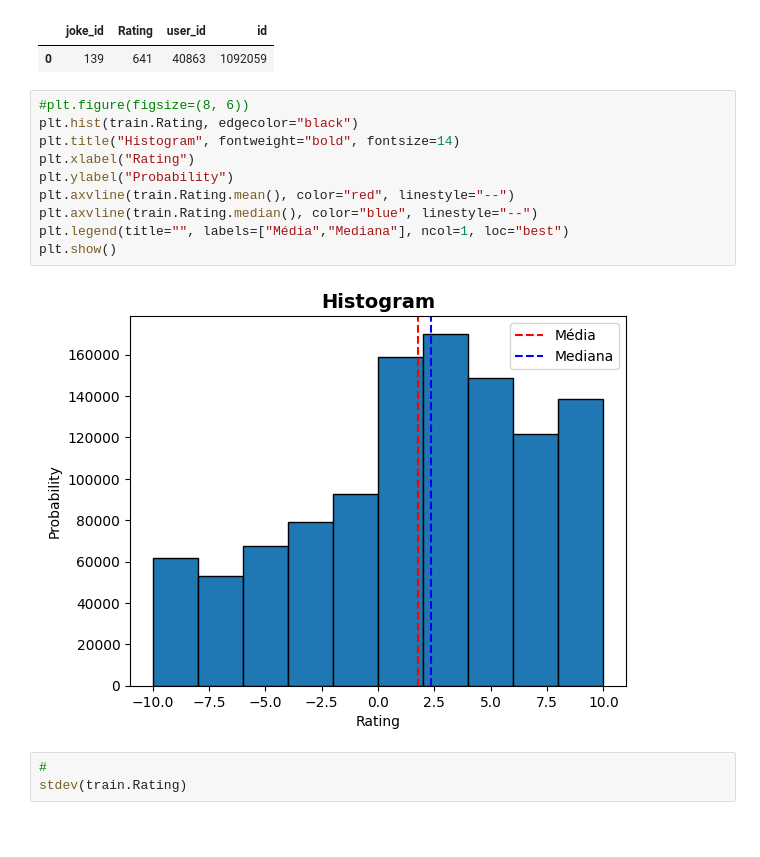
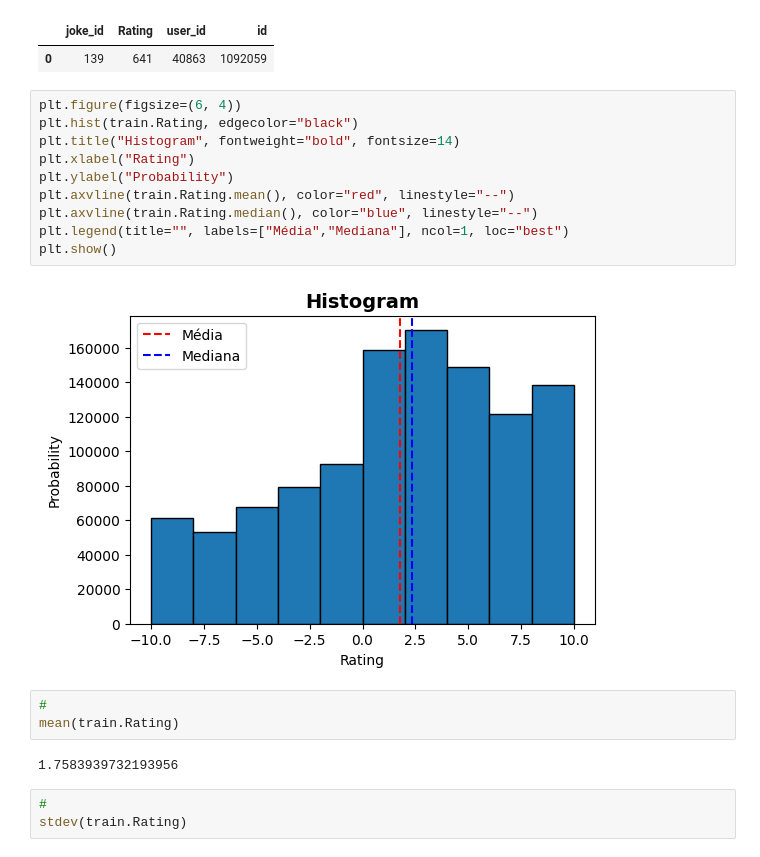
Before and after one commit to houstonsantos/joke_rating, a Jupyter notebook: joke_rating-v2.ipynb, the cells around one changed output. Drawn from its saved outputs; the diff is of its cells as text; blank space fills up the shorter version.

```diff
--- a/joke_rating-v2.ipynb
+++ b/joke_rating-v2.ipynb
@@ -68,17 +79,22 @@ train.select_dtypes(["int64", "float64", "object"]).nunique().sort_values().to_f
 |  | joke_id | Rating | user_id | id |
 | 0 | 139 | 641 | 40863 | 1092059 |
 # %%
-#plt.figure(figsize=(8, 6))
+plt.figure(figsize=(6, 4))
 plt.hist(train.Rating, edgecolor="black")
 plt.title("Histogram", fontweight="bold", fontsize=14)
 plt.xlabel("Rating")
 plt.ylabel("Probability")
 plt.axvline(train.Rating.mean(), color="red", linestyle="--")
 plt.axvline(train.Rating.median(), color="blue", linestyle="--")
 plt.legend(title="", labels=["Média","Mediana"], ncol=1, loc="best")
 plt.show()
 # %% [output]
-[figure, old version]
+[figure, new version]
+# %%
+#
+mean(train.Rating)
+# %% [output]
+1.7583939732193956
 # %%
 #
 stdev(train.Rating)
```
Also changed, not shown: parts of 22 cells of this notebook, 1 other file.
